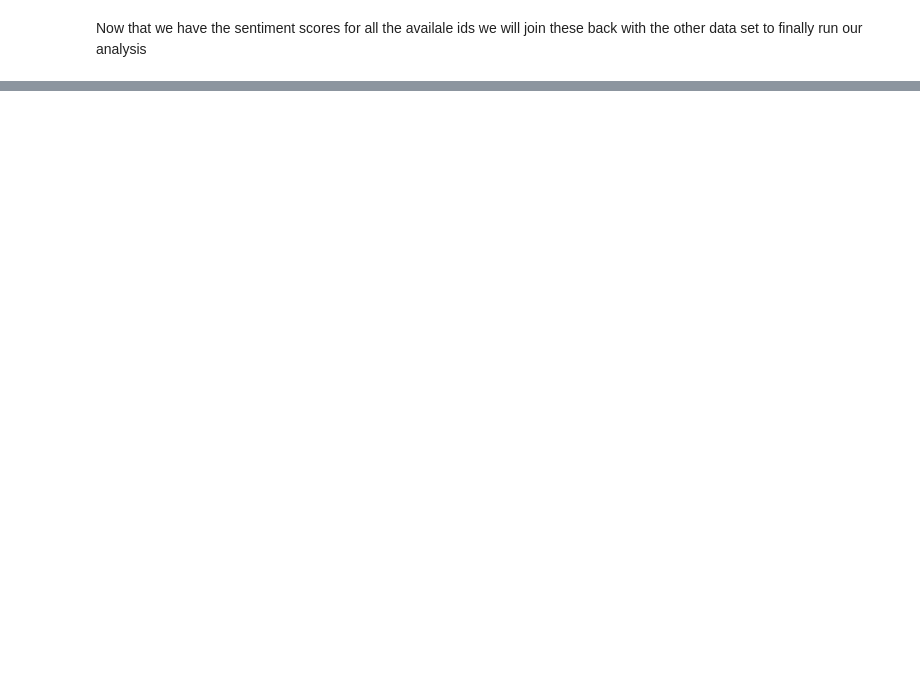
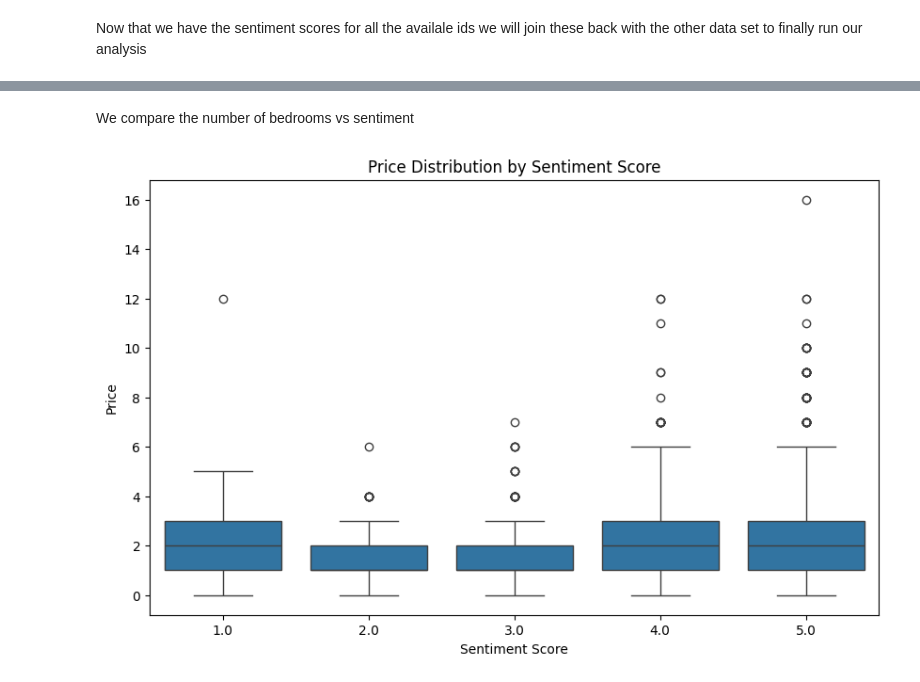
Before and after one commit to Ayan-Sengupta/sd-airbnb-feature-sentiment-analysis, a Jupyter notebook: reviews_analysis.ipynb, the cells around one changed output, grey strips where cells are left out. Saved outputs shown, nothing was run; the diff lists cells and outputs as text; code cells hidden in the pictures; blank space fills up the shorter version.

```diff
--- a/reviews_analysis.ipynb
+++ b/reviews_analysis.ipynb
@@ -817,0 +904,14 @@ Test comment
+# %% [markdown]
+We compare the number of bedrooms vs sentiment
+# %%
+
+
+# Plot again using trimmed data
+plt.figure(figsize=(10, 6))
+sns.boxplot(x='sentiment_scaled', y='bedrooms', data=merged_df)
+plt.title('Price Distribution by Sentiment Score')
+plt.xlabel('Sentiment Score')
+plt.ylabel('Price')
+plt.show()
+# %% [output]
+[figure, added]
```
Also changed, not shown: parts of 43 cells of this notebook.
